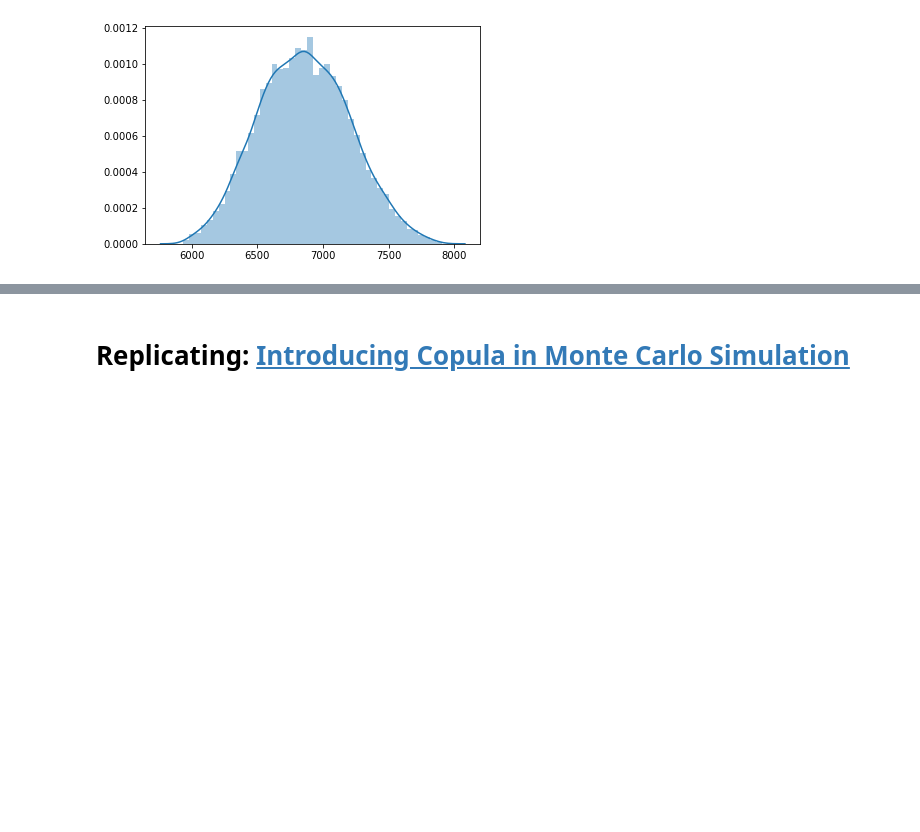
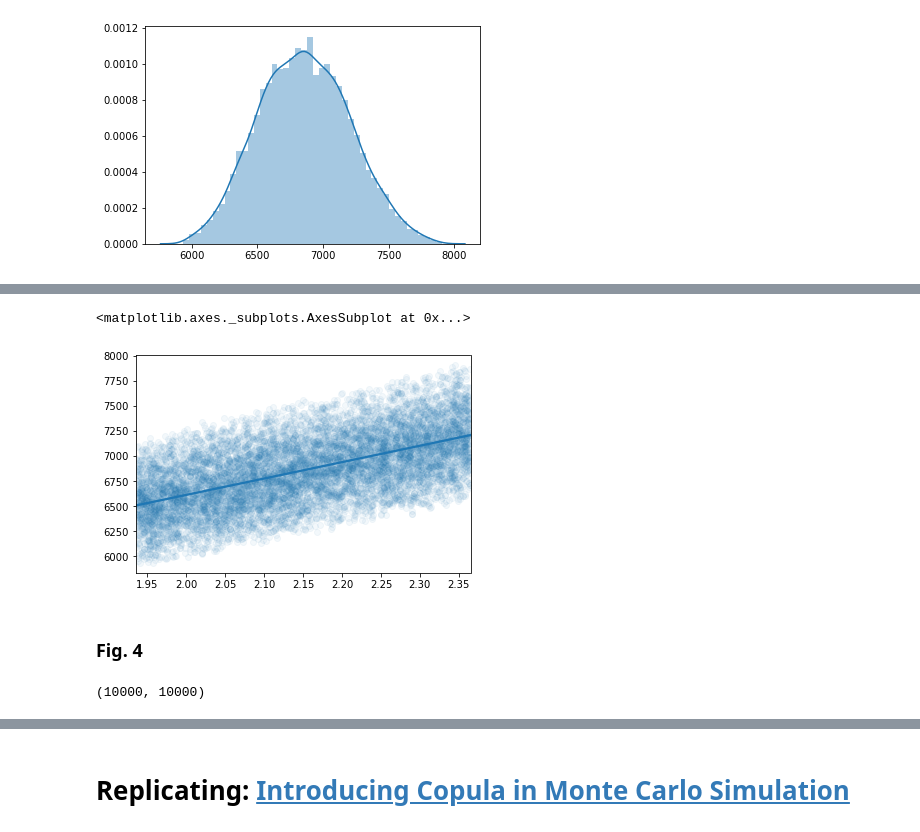
Before and after one commit to OpenSourceEconomics/econsa, a Jupyter notebook: copula-sampling.ipynb, the cells around one changed output, grey strips where cells are left out. Cells and saved outputs as stored; diff of their text form; code cells hidden in the pictures; blank space fills up the shorter version.

```diff
--- a/copula-sampling.ipynb
+++ b/copula-sampling.ipynb
@@ -183,0 +238,9 @@ sns.distplot(y)
+# %%
+plt.clf()
+sns.regplot(x=x[2], y=y,
+            scatter_kws={"alpha":0.05})
+# %% [output]
+<matplotlib.axes._subplots.AxesSubplot at 0x...>
+[figure, added]
+# %% [markdown]
+### Fig. 4
@@ -183,0 +249,4 @@ sns.distplot(y)
+# %%
+y_fix_x_0.shape
+# %% [output]
+(10000, 10000)
```
Also changed, not shown: parts of 14 cells of this notebook, 1 other file.
